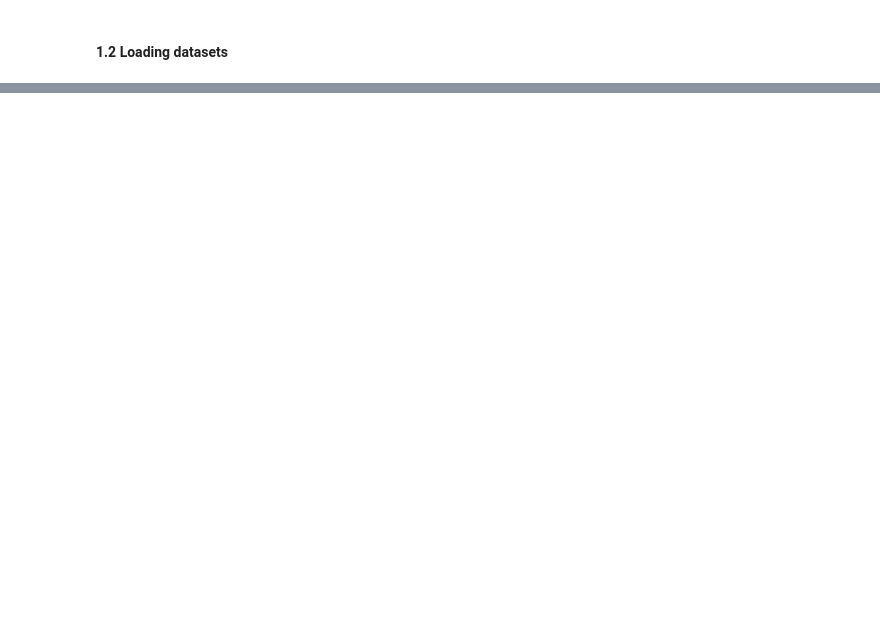
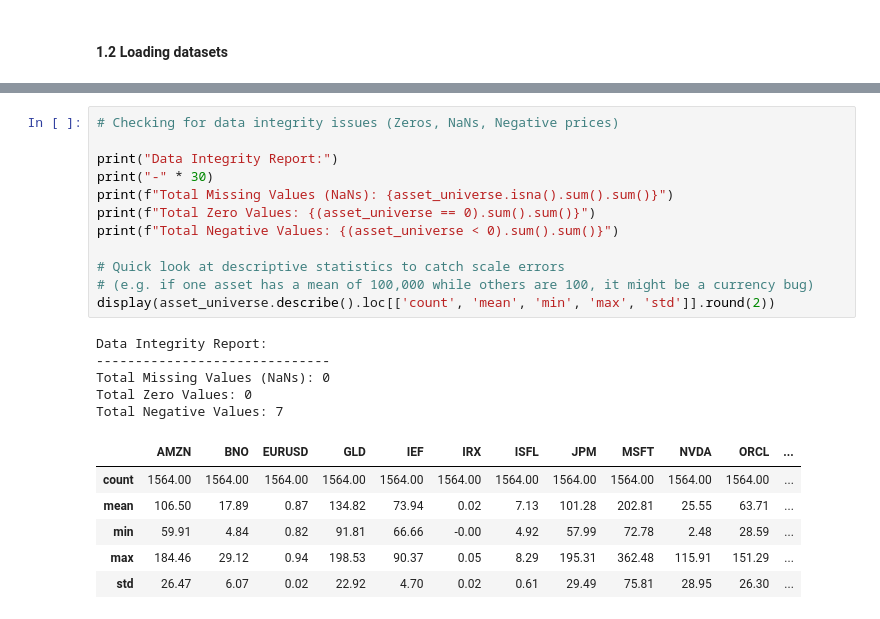
Before and after one commit to jamesafh99/finance-project, a Jupyter notebook: notebooks/01_data_cleaning.ipynb, the cells around one changed output, grey strips where cells are left out. Drawn from its saved outputs; the diff is of its cells as text; blank space fills up the shorter version.

```diff
--- a/notebooks/01_data_cleaning.ipynb
+++ b/notebooks/01_data_cleaning.ipynb
@@ -305,0 +85,24 @@ Successfully exported! ✅
+# %%
+# Checking for data integrity issues (Zeros, NaNs, Negative prices)
+
+print("Data Integrity Report:")
+print("-" * 30)
+print(f"Total Missing Values (NaNs): {asset_universe.isna().sum().sum()}")
+print(f"Total Zero Values: {(asset_universe == 0).sum().sum()}")
+print(f"Total Negative Values: {(asset_universe < 0).sum().sum()}")
+
+# Quick look at descriptive statistics to catch scale errors
+# (e.g. if one asset has a mean of 100,000 while others are 100, it might be a currency bug)
+display(asset_universe.describe().loc[['count', 'mean', 'min', 'max', 'std']].round(2))
+# %% [output]
+Data Integrity Report:
+------------------------------
+Total Missing Values (NaNs): 0
+Total Zero Values: 0
+Total Negative Values: 7
+|  | AMZN | BNO | EURUSD | GLD | IEF | IRX | ISFL | JPM | MSFT | NVDA | ORCL | ... |
+| count | 1564.00 | 1564.00 | 1564.00 | 1564.00 | 1564.00 | 1564.00 | 1564.00 | 1564.00 | 1564.00 | 1564.00 | 1564.00 | ... |
+| mean | 106.50 | 17.89 | 0.87 | 134.82 | 73.94 | 0.02 | 7.13 | 101.28 | 202.81 | 25.55 | 63.71 | ... |
+| min | 59.91 | 4.84 | 0.82 | 91.81 | 66.66 | -0.00 | 4.92 | 57.99 | 72.78 | 2.48 | 28.59 | ... |
+| max | 184.46 | 29.12 | 0.94 | 198.53 | 90.37 | 0.05 | 8.29 | 195.31 | 362.48 | 115.91 | 151.29 | ... |
+| std | 26.47 | 6.07 | 0.02 | 22.92 | 4.70 | 0.02 | 0.61 | 29.49 | 75.81 | 28.95 | 26.30 | ... |
```
Also changed, not shown: parts of 21 cells of this notebook, 6 other files.
